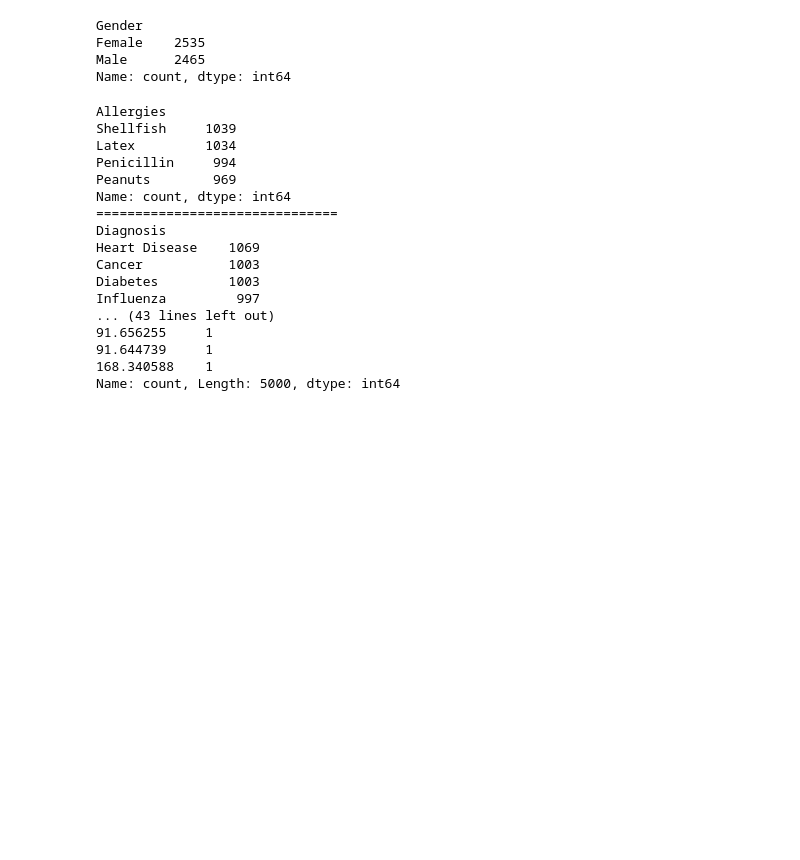
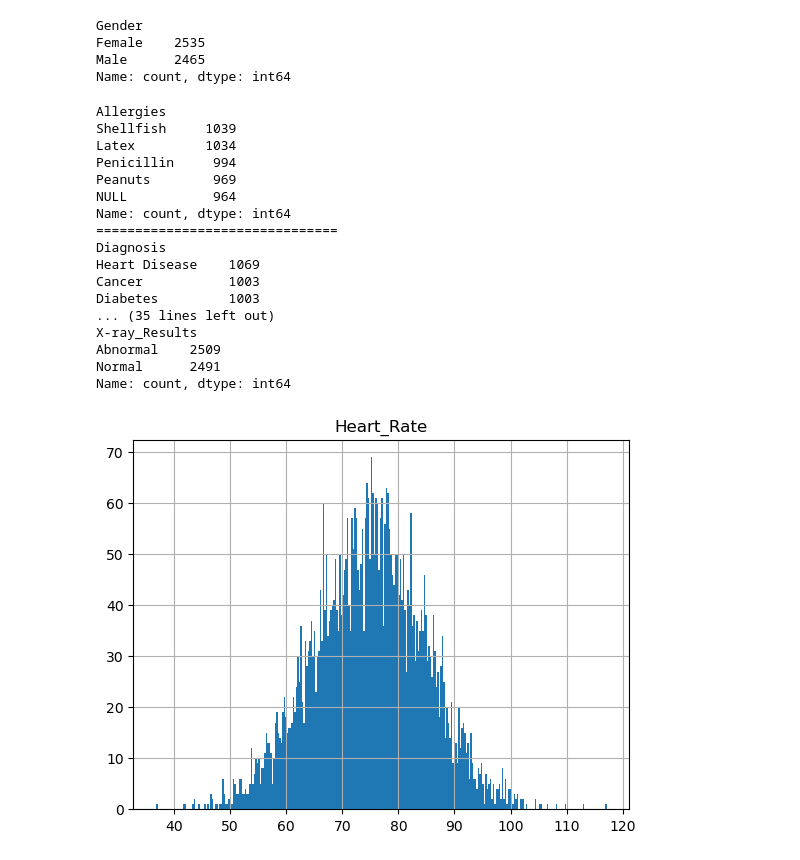
Before and after one commit to K-A-Reddy/MinorProject1_Medical_Risk_Analysis, a Jupyter notebook: code.ipynb, the cells around one changed output. Drawn from its saved outputs; the diff is of its cells as text; code cells hidden in the pictures; blank space fills up the shorter version.

```diff
--- a/code.ipynb
+++ b/code.ipynb
@@ -77,21 +85,29 @@ print("===============================")
 print(data_0.value_counts("Doctor_Name"))
 print("===============================")
 print(data_0.value_counts("Hospital_Name"))
+print("===============================")
+print(data_0.value_counts("X-ray_Results"))
 # %% [output]
 Allergies
 Shellfish     1039
 Latex         1034
 Penicillin     994
 Peanuts        969
+NULL           964
 Name: count, dtype: int64
 ===============================
 Diagnosis
 Heart Disease    1069
 Cancer           1003
 Diabetes         1003
-Influenza         997
-... (43 lines left out)
-91.656255     1
-91.644739     1
-168.340588    1
-Name: count, Length: 5000, dtype: int64
+... (35 lines left out)
+X-ray_Results
+Abnormal    2509
+Normal      2491
+Name: count, dtype: int64
+# %%
+data_0.hist(column="Heart_Rate", bins=300)
+
+plt.show()
+# %% [output]
+[figure, added]
```
Also changed, not shown: parts of 8 cells of this notebook.
